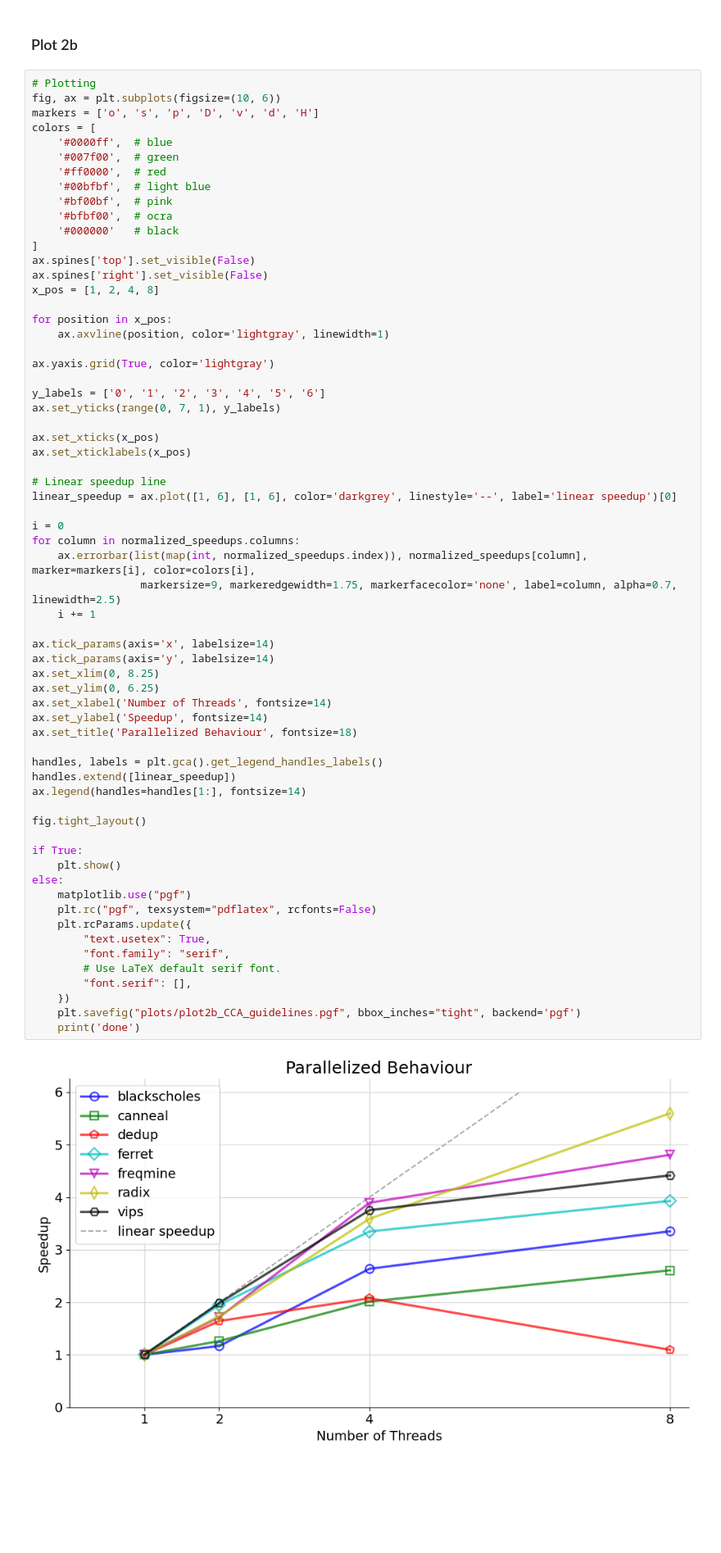
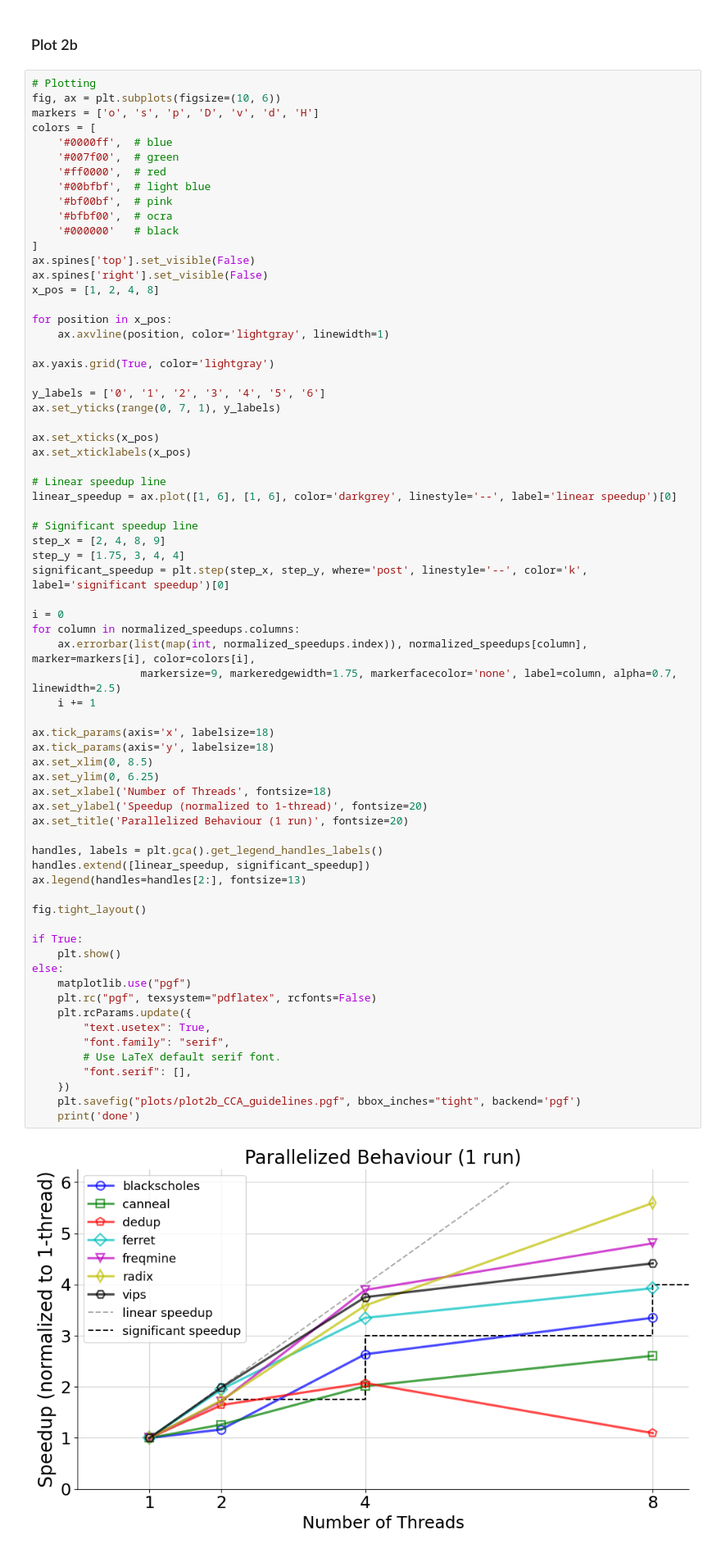
Before and after one commit to czanoli/ETH-Cloud-Computing-Architectures-2024, a Jupyter notebook: part2b/plots.ipynb, the cells around one changed output. Shown: that part at 82% size. Drawn from its saved outputs; the diff is of its cells as text; blank space fills up the shorter version.

Commit message:
finalized plot 1 and 2b aesthetic

```diff
--- a/part2b/plots.ipynb
+++ b/part2b/plots.ipynb
@@ -73,39 +73,44 @@ ax.set_xticklabels(x_pos)
 
 # Linear speedup line
 linear_speedup = ax.plot([1, 6], [1, 6], color='darkgrey', linestyle='--', label='linear speedup')[0]
 
+# Significant speedup line
+step_x = [2, 4, 8, 9]
+step_y = [1.75, 3, 4, 4]
+significant_speedup = plt.step(step_x, step_y, where='post', linestyle='--', color='k', label='significant speedup')[0]
+
 i = 0
 for column in normalized_speedups.columns:
     ax.errorbar(list(map(int, normalized_speedups.index)), normalized_speedups[column], marker=markers[i], color=colors[i],
                  markersize=9, markeredgewidth=1.75, markerfacecolor='none', label=column, alpha=0.7, linewidth=2.5)
     i += 1
 
-ax.tick_params(axis='x', labelsize=14)
-ax.tick_params(axis='y', labelsize=14)
-ax.set_xlim(0, 8.25)
+ax.tick_params(axis='x', labelsize=18)
+ax.tick_params(axis='y', labelsize=18)
+ax.set_xlim(0, 8.5)
 ax.set_ylim(0, 6.25)
-ax.set_xlabel('Number of Threads', fontsize=14)
-ax.set_ylabel('Speedup', fontsize=14)
-ax.set_title('Parallelized Behaviour', fontsize=18)
+ax.set_xlabel('Number of Threads', fontsize=18)
+ax.set_ylabel('Speedup (normalized to 1-thread)', fontsize=20)
+ax.set_title('Parallelized Behaviour (1 run)', fontsize=20)
 
 handles, labels = plt.gca().get_legend_handles_labels()
-handles.extend([linear_speedup])
-ax.legend(handles=handles[1:], fontsize=14)
+handles.extend([linear_speedup, significant_speedup])
+ax.legend(handles=handles[2:], fontsize=13)
 
 fig.tight_layout()
 
 if True:
     plt.show()
 else:
     matplotlib.use("pgf")
     plt.rc("pgf", texsystem="pdflatex", rcfonts=False)
     plt.rcParams.update({
         "text.usetex": True,
         "font.family": "serif",
         # Use LaTeX default serif font.
         "font.serif": [],
     })
     plt.savefig("plots/plot2b_CCA_guidelines.pgf", bbox_inches="tight", backend='pgf')
     print('done')
 # %% [output]
-[figure, old version]
+[figure, new version]
```
Also changed, not shown: 1 other file.
